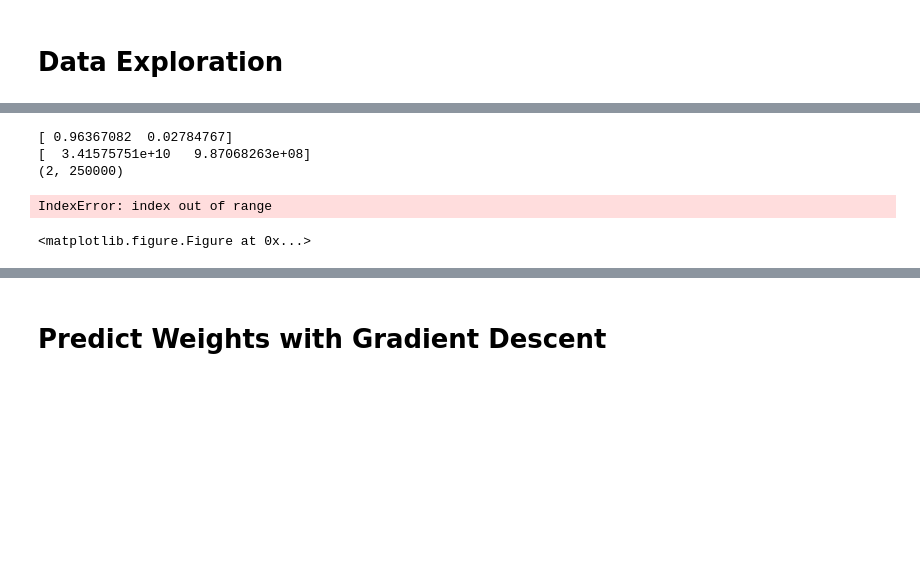
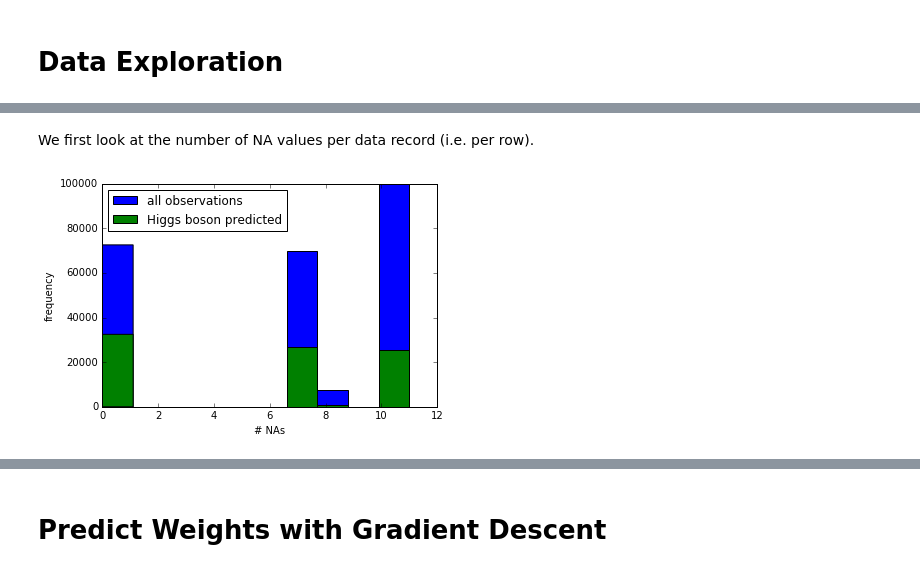
Before and after one commit to maximilianmordig/PCML_Project1, a Jupyter notebook: max/Task.ipynb, the cells around one changed output, grey strips where cells are left out. Drawn from its saved outputs; the diff is of its cells as text; code cells hidden in the pictures; blank space fills up the shorter version.

```diff
--- a/max/Task.ipynb
+++ b/max/Task.ipynb
@@ -208,8 +24,0 @@ PCA(copy=True, n_components=2, whiten=False)
-# %%
-print(pca.explained_variance_ratio_)
-print(pca.explained_variance_)
-print(pca.components_.shape)
-# %% [output]
-[ 0.96367082  0.02784767]
-[  3.41575751e+10   9.87068263e+08]
-(2, 250000)
@@ -225,25 +24,0 @@ def sample_data(x, seed, size_samples):
-# %%
-# sampled data to reduce plotting time
-sampled_x_proc = sample_data(x_proc, seed=None, size_samples=2000)
-
-# run it only if you have time (approx. 30 seconds), replace 0 below
-nbFeatures = 0#10#x_raw.shape[1]
-nbCols = 4
-nbRows = int(np.ceil(nbFeatures * nbFeatures / nbCols))
-f, ax = plt.subplots(nbRows, nbCols, figsize=(20, 5 * nbRows))
-for feat1 in range(nbFeatures):
-    print("feature #{}".format(feat1))
-    for feat2 in range(feat1+1, nbFeatures):
-        plotIndex = feat1 * nbFeatures + feat2
-        #print(ax.shape)
-        ax_spec = ax[plotIndex // nbCols, plotIndex % nbCols]
-        ax_spec.scatter(sampled_x_proc[:, feat1], sampled_x_proc[:, feat2])
-        #ax_spec.legend(loc='best')
-        ax_spec.set_xlabel('feature #{}'.format(feat1))
-        ax_spec.set_ylabel('feature #{}'.format(feat2))
-        ax_spec.set_title("features #{}-#{}".format(feat1, feat2))
-
-f.savefig('correlations.png')
-# %% [output]
-IndexError: index out of range
-<matplotlib.figure.Figure at 0x...>
@@ -251,0 +25,16 @@ IndexError: index out of range
+# %% [markdown]
+We first look at the number of NA values per data record (i.e. per row).
+# %%
+# get the na count per row
+naCountPerRow = np.sum(x_raw == -999, axis=1)
+naCountPerRowWithPred = naCountPerRow[prediction == 1] # where higgs boson was predicted
+f = plt.figure()
+plt.hist(naCountPerRow, label='all observations')
+plt.hist(naCountPerRowWithPred, label='Higgs boson predicted')
+plt.legend(loc='best')
+plt.xlabel('# NAs')
+plt.ylabel('frequency')
+plt.show()
+f.savefig('Images/NAPerRow.pdf')
+# %% [output]
+[figure, added]
```
Also changed, not shown: parts of 66 cells of this notebook, 30 other files.
